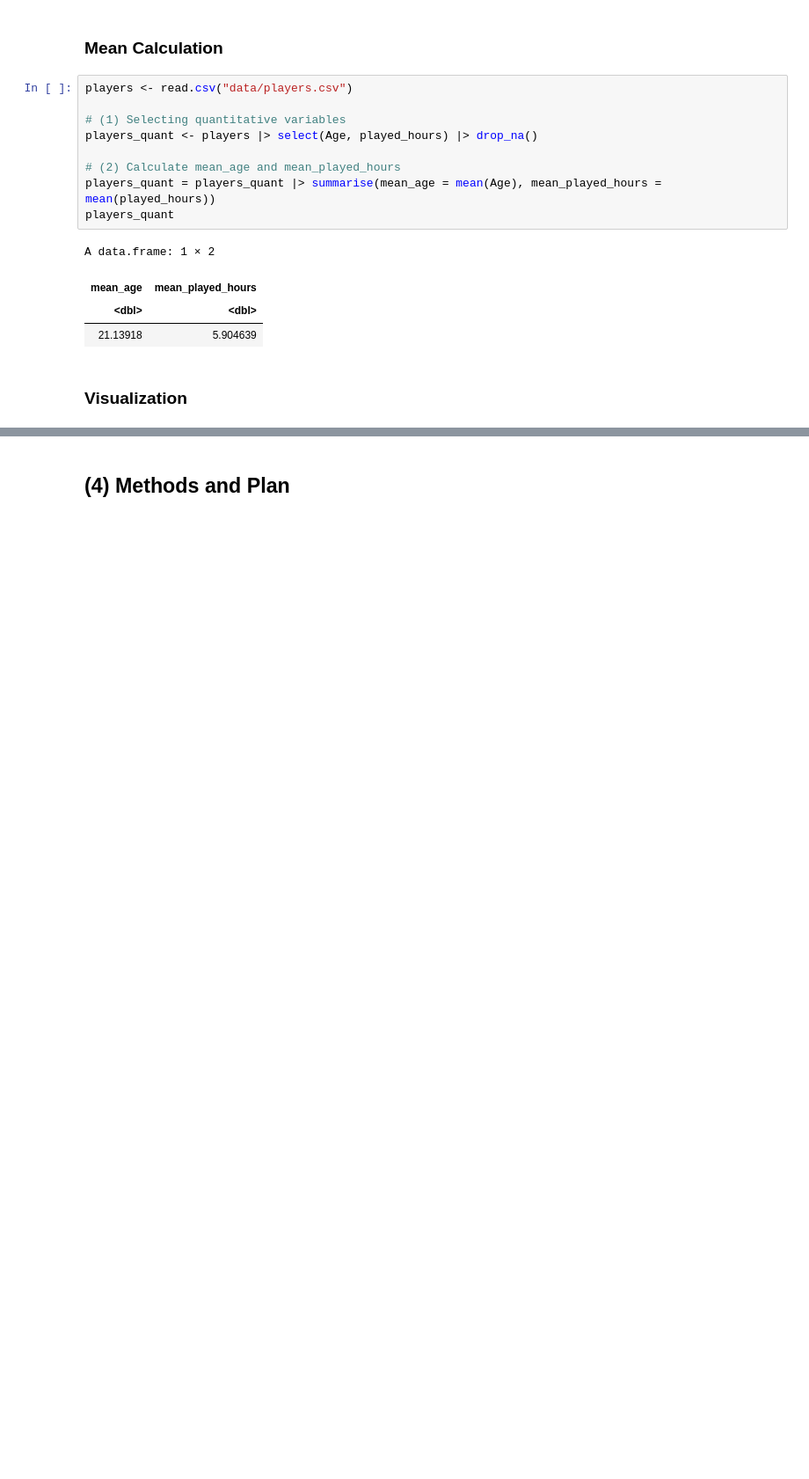
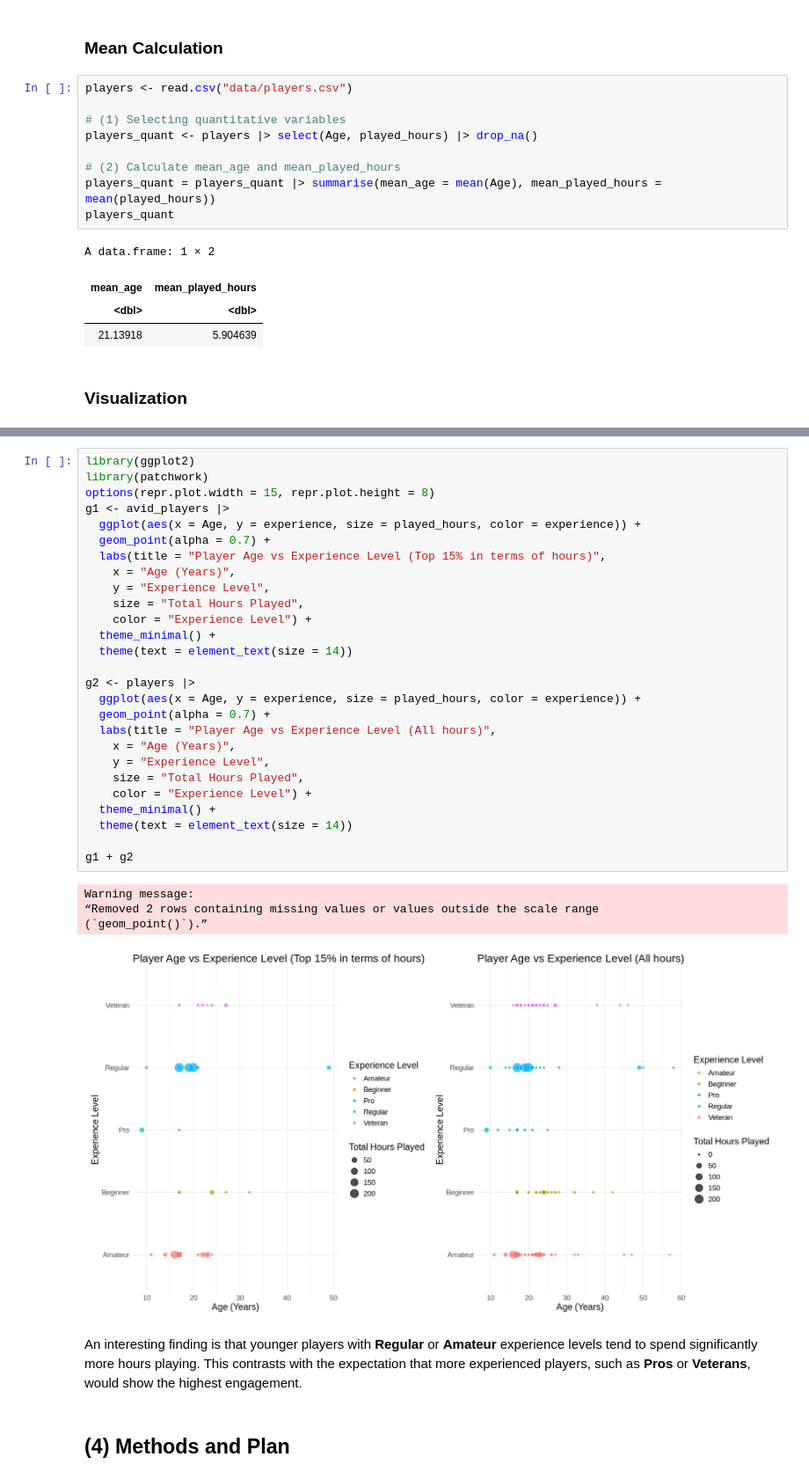
Before and after one commit to SzJasonHuang/Project-Planning, a Jupyter notebook: ProjectPlanningStage.ipynb, the cells around one changed output, grey strips where cells are left out. Shown at 88% size. Saved outputs shown, nothing was run; the diff lists cells and outputs as text; blank space fills up the shorter version.

```diff
--- a/ProjectPlanningStage.ipynb
+++ b/ProjectPlanningStage.ipynb
@@ -91,3 +113,37 @@ labs(title = "Proportion of Top 20% (playing time) Players by Gender",
+# %%
+library(ggplot2)
+library(patchwork)
+options(repr.plot.width = 15, repr.plot.height = 8)
+g1 <- avid_players |>
+  ggplot(aes(x = Age, y = experience, size = played_hours, color = experience)) +
+  geom_point(alpha = 0.7) +
+  labs(title = "Player Age vs Experience Level (Top 15% in terms of hours)",
+    x = "Age (Years)",
+    y = "Experience Level",
+    size = "Total Hours Played",
+    color = "Experience Level") +
+  theme_minimal() +
+  theme(text = element_text(size = 14))
+
+g2 <- players |>
+  ggplot(aes(x = Age, y = experience, size = played_hours, color = experience)) +
+  geom_point(alpha = 0.7) +
+  labs(title = "Player Age vs Experience Level (All hours)",
+    x = "Age (Years)",
+    y = "Experience Level",
+    size = "Total Hours Played",
+    color = "Experience Level") +
+  theme_minimal() +
+  theme(text = element_text(size = 14))
+
+g1 + g2
+# %% [output]
+Warning message:
+“Removed 2 rows containing missing values or values outside the scale range
+(`geom_point()`).”
+[figure, added]
+# %% [markdown]
+An interesting finding is that younger players with **Regular** or **Amateur** experience levels tend to spend significantly more hours playing. This contrasts with the expectation that more experienced players, such as **Pros** or **Veterans**, would show the highest engagement.
 # %% [markdown]
 ## (4) Methods and Plan
 # %% [markdown]
```
Also changed, not shown: parts of 9 cells of this notebook.
